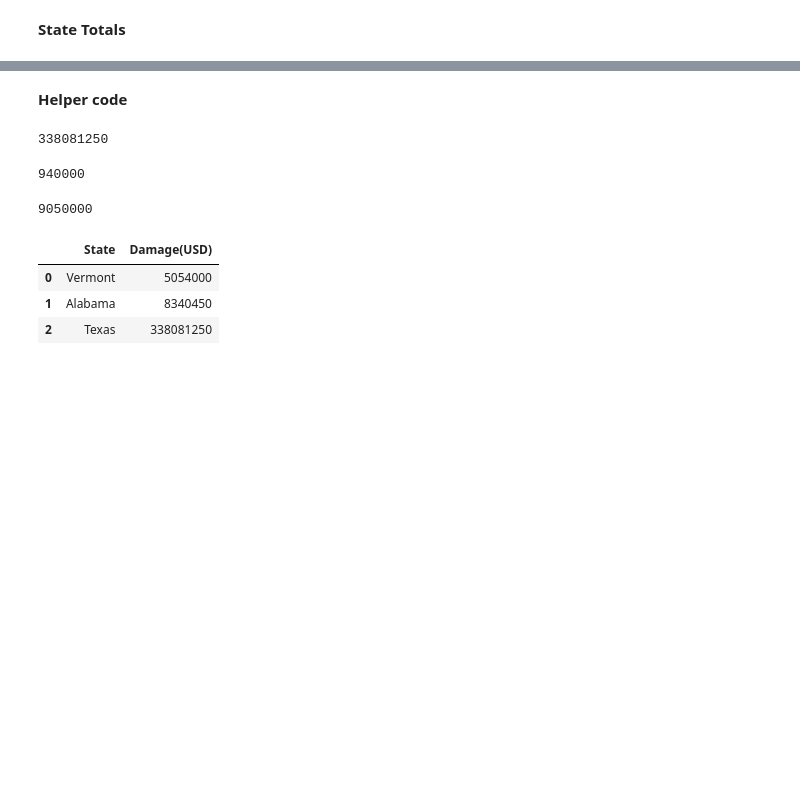
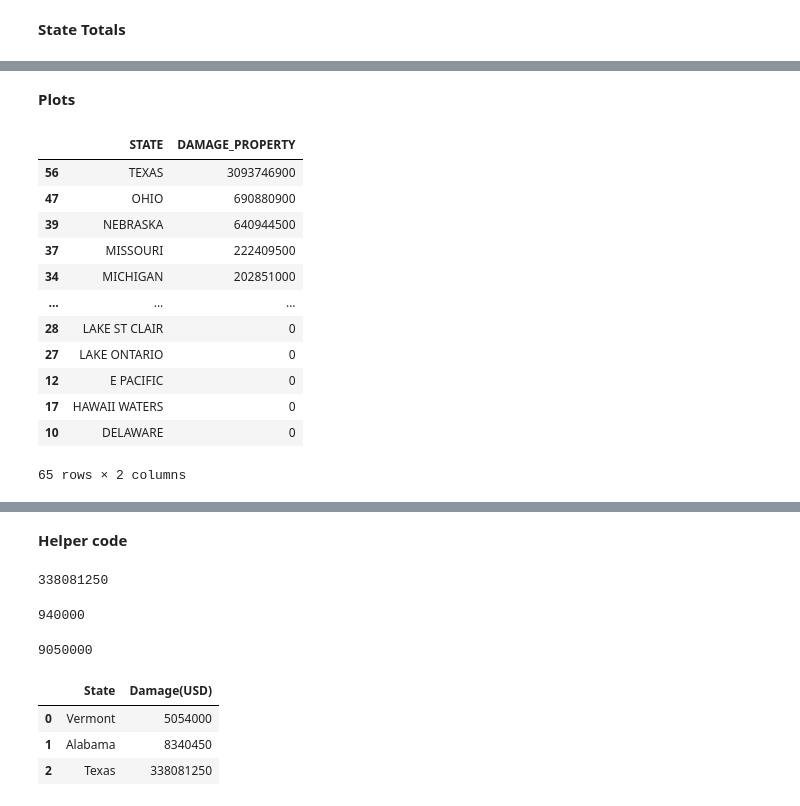
Before and after one commit to lmstephens/Build-Week1, a Jupyter notebook: 2013_2019weather.ipynb, the cells around one changed output, grey strips where cells are left out. Cells and saved outputs as stored; diff of their text form; code cells hidden in the pictures; blank space fills up the shorter version.

```diff
--- a/2013_2019weather.ipynb
+++ b/2013_2019weather.ipynb
@@ -1011,3 +1011,10 @@ DAMAGE_PROPERTY_2019 = dfweather_data_2019['DAMAGE_PROPERTY'].replace({'K': '*1e
 dfweather_data_2019['DAMAGE_PROPERTY'] = DAMAGE_PROPERTY_2019
 # %% [markdown]
 **State Totals**
+# %%
+#adds together the state totals
+newdf2019 = dfweather_data_2019.groupby(['STATE'], as_index=False).sum()
+# %%
+#creates a new dataframe
+df2019 = pd.DataFrame(newdf2019)
+df2019.head()
@@ -1013,0 +1028,18 @@ dfweather_data_2019['DAMAGE_PROPERTY'] = DAMAGE_PROPERTY_2019
+# %% [markdown]
+**Plots**
+# %%
+df2019.sort_values(by='DAMAGE_PROPERTY', ascending=False)
+# %% [output]
+|  | STATE | DAMAGE_PROPERTY |
+| 56 | TEXAS | 3093746900 |
+| 47 | OHIO | 690880900 |
+| 39 | NEBRASKA | 640944500 |
+| 37 | MISSOURI | 222409500 |
+| 34 | MICHIGAN | 202851000 |
+| ... | ... | ... |
+| 28 | LAKE ST CLAIR | 0 |
+| 27 | LAKE ONTARIO | 0 |
+| 12 | E PACIFIC | 0 |
+| 17 | HAWAII WATERS | 0 |
+| 10 | DELAWARE | 0 |
+65 rows × 2 columns
```
Also changed, not shown: parts of 6 cells of this notebook.
